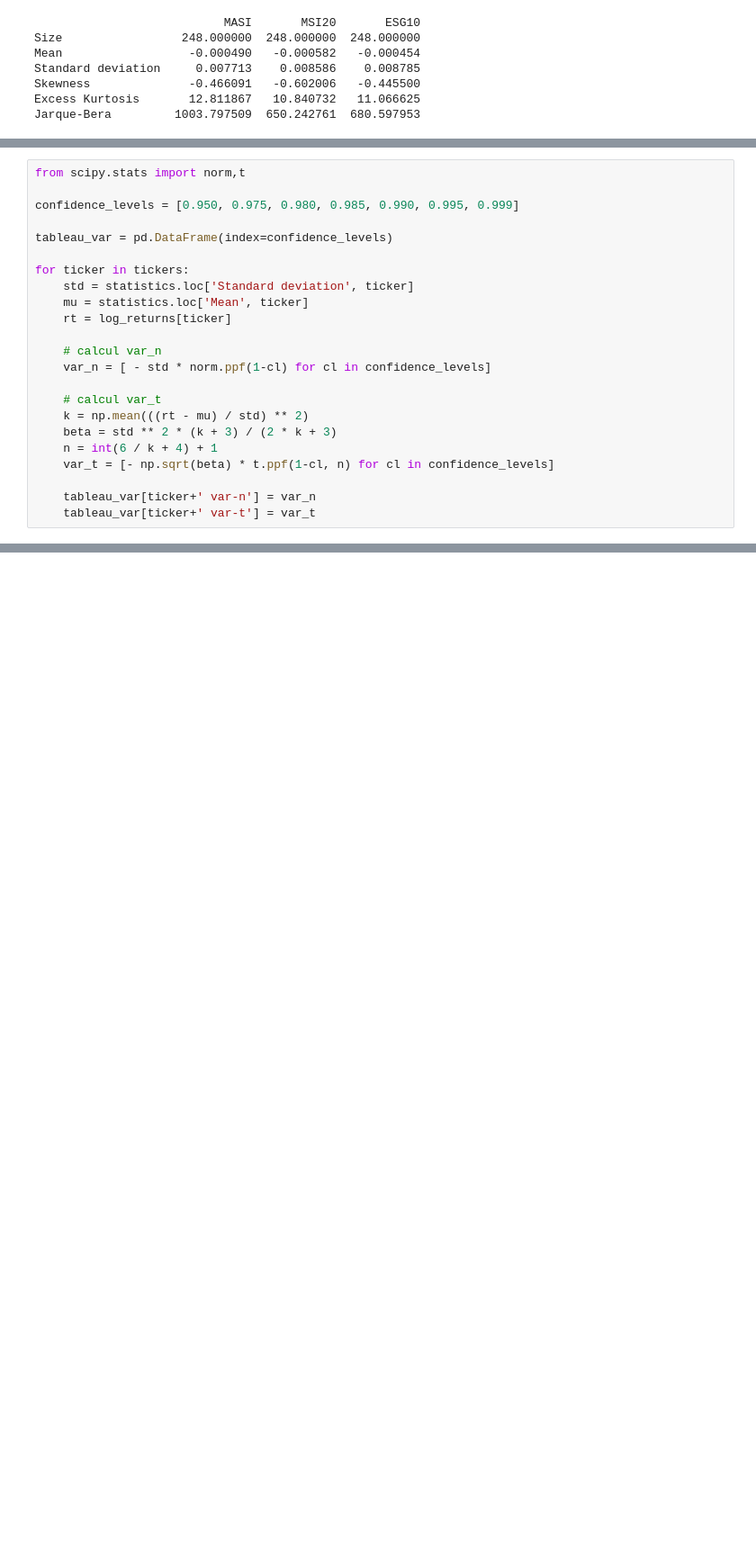
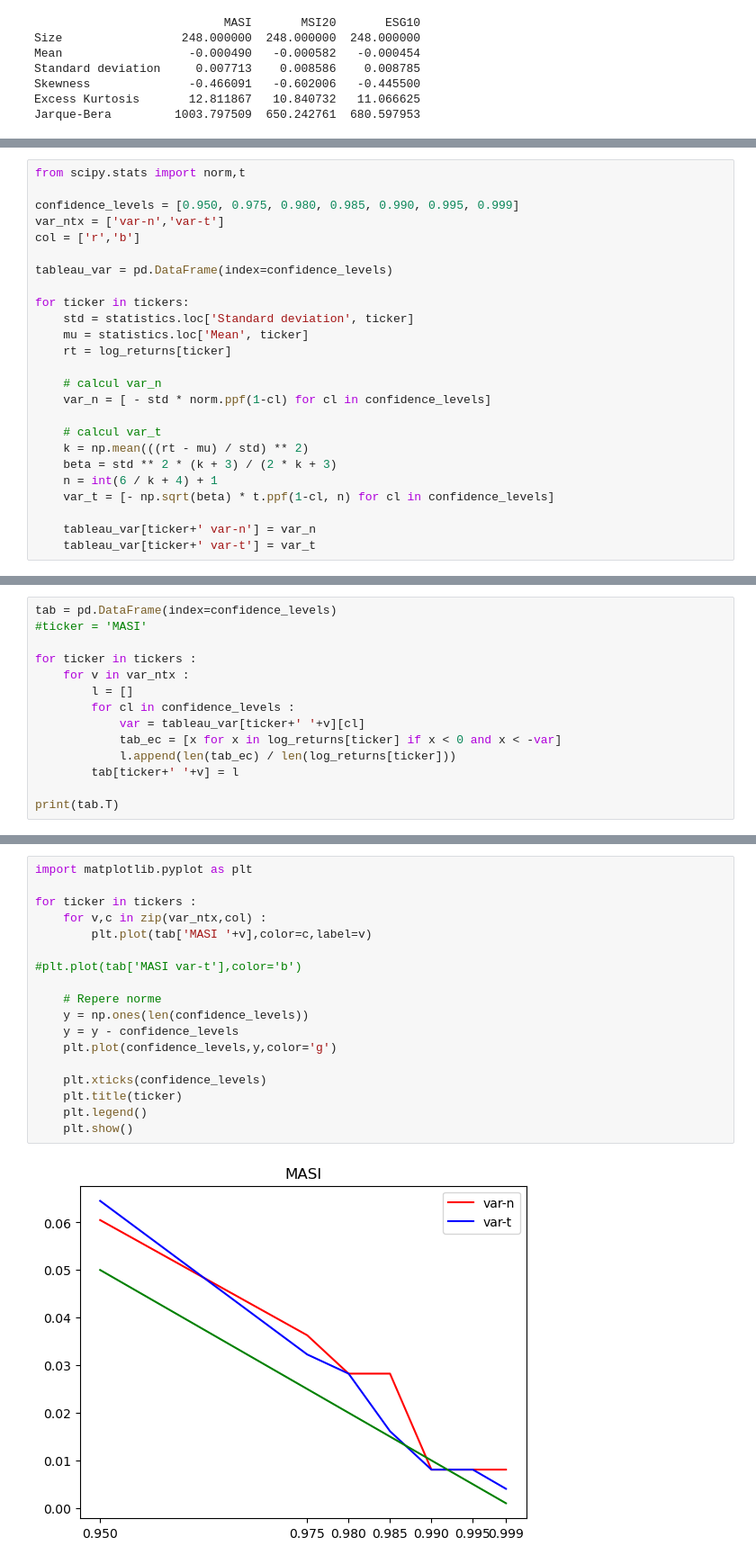
Before and after one commit to ouzlimnadir/VaR, a Jupyter notebook: VaR.ipynb, the cells around one changed output, grey strips where cells are left out. Shown: that part at 90% size. Drawn from its saved outputs; the diff is of its cells as text; blank space fills up the shorter version.

```diff
--- a/VaR.ipynb
+++ b/VaR.ipynb
@@ -85,6 +86,8 @@ Jarque-Bera         1003.797509  650.242761  680.597953
 from scipy.stats import norm,t
 
 confidence_levels = [0.950, 0.975, 0.980, 0.985, 0.990, 0.995, 0.999]
+var_ntx = ['var-n','var-t']
+col = ['r','b']
 
 tableau_var = pd.DataFrame(index=confidence_levels)
 
@@ -135,0 +120,14 @@ plt.plot(confidence_levels,y,color='g')
+# %%
+tab = pd.DataFrame(index=confidence_levels)
+#ticker = 'MASI'
+
+for ticker in tickers :
+    for v in var_ntx :
+        l = []
+        for cl in confidence_levels :
+            var = tableau_var[ticker+' '+v][cl]
+            tab_ec = [x for x in log_returns[ticker] if x < 0 and x < -var]
+            l.append(len(tab_ec) / len(log_returns[ticker]))
+        tab[ticker+' '+v] = l
+
+print(tab.T)
@@ -135,0 +142,20 @@ plt.plot(confidence_levels,y,color='g')
+# %%
+import matplotlib.pyplot as plt
+
+for ticker in tickers :
+    for v,c in zip(var_ntx,col) :
+        plt.plot(tab['MASI '+v],color=c,label=v)
+
+#plt.plot(tab['MASI var-t'],color='b')
+
+    # Repere norme
+    y = np.ones(len(confidence_levels))
+    y = y - confidence_levels
+    plt.plot(confidence_levels,y,color='g')
+
+    plt.xticks(confidence_levels)
+    plt.title(ticker)
+    plt.legend()
+    plt.show()
+# %% [output]
+[figure, added]
```
Also changed, not shown: parts of 6 cells of this notebook.
